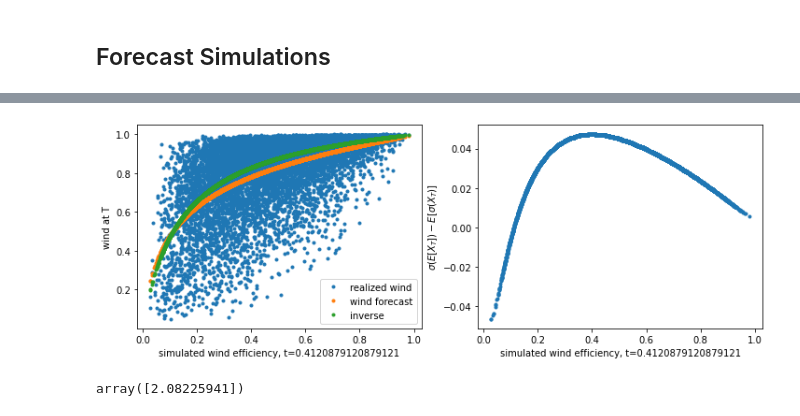
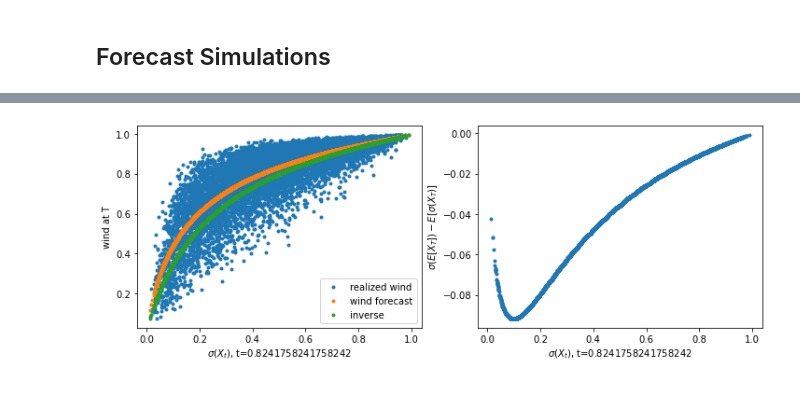
Before and after one commit to hnguyen-RIVACON/RiVaPy, a Jupyter notebook: docs/source/notebooks/models/windpower_forecast_model.ipynb, the cells around one changed output, grey strips where cells are left out. Drawn from its saved outputs; the diff is of its cells as text; code cells hidden in the pictures.

```diff
--- a/docs/source/notebooks/models/windpower_forecast_model.ipynb
+++ b/docs/source/notebooks/models/windpower_forecast_model.ipynb
@@ -68,23 +46,23 @@ plt.hist(results._paths[-1,:], bins=100)
 # %%
-timepoint = 150
+timepoint = 300
 plt.figure(figsize=(12,4))
 plt.subplot(1,2,1)
 x = _inv_logit(results._paths[timepoint,:])
-plt.plot(x,_inv_logit(results._paths[-1,:]+results._ou_additive_forward_corrections[0]),'.', label='realized wind')
-inv_logit_from_expectation =  _inv_logit(model.ou.compute_expected_value(results._paths[timepoint,:]+ results._ou_additive_forward_corrections[0],
-                                                       T=timegrid[-1]-timegrid[timepoint]))
+plt.plot(x,onshore_wind[-1,:],
+         '.', label='realized wind')
 plt.plot(x, onshore_wind[timepoint,:],'.', label='wind forecast')
+expected_ou = model.ou.compute_expected_value(results._paths[timepoint,:],
+                                                       T=timegrid[-1]-timegrid[timepoint])
+simple_correction = _logit(results.initial_forecasts[0]) - model.ou.compute_expected_value(0.0, T=timegrid[-1])
+inv_logit_from_expectation =  _inv_logit(expected_ou+simple_correction)
+
 plt.plot(x,inv_logit_from_expectation,'.', label='inverse')
-plt.xlabel('simulated wind efficiency, t='+str(timegrid[timepoint]))
+plt.xlabel('$\sigma(X_t)$, t='+str(timegrid[timepoint]))
 plt.ylabel('wind at T')
 plt.legend();
 plt.subplot(1,2,2)
 plt.plot(x, inv_logit_from_expectation-onshore_wind[timepoint,:],'.')
-plt.xlabel('simulated wind efficiency, t='+str(timegrid[timepoint]))
+plt.xlabel('$\sigma(X_t)$, t='+str(timegrid[timepoint]))
 plt.ylabel('$\sigma(E[X_T])-E[\sigma(X_T)]$');
 # %% [output]
-[figure, old version]
+[figure, new version]
-# %%
-results._ou_additive_forward_corrections
-# %% [output]
-array([2.08225941])
```
Also changed, not shown: parts of 5 cells of this notebook.
